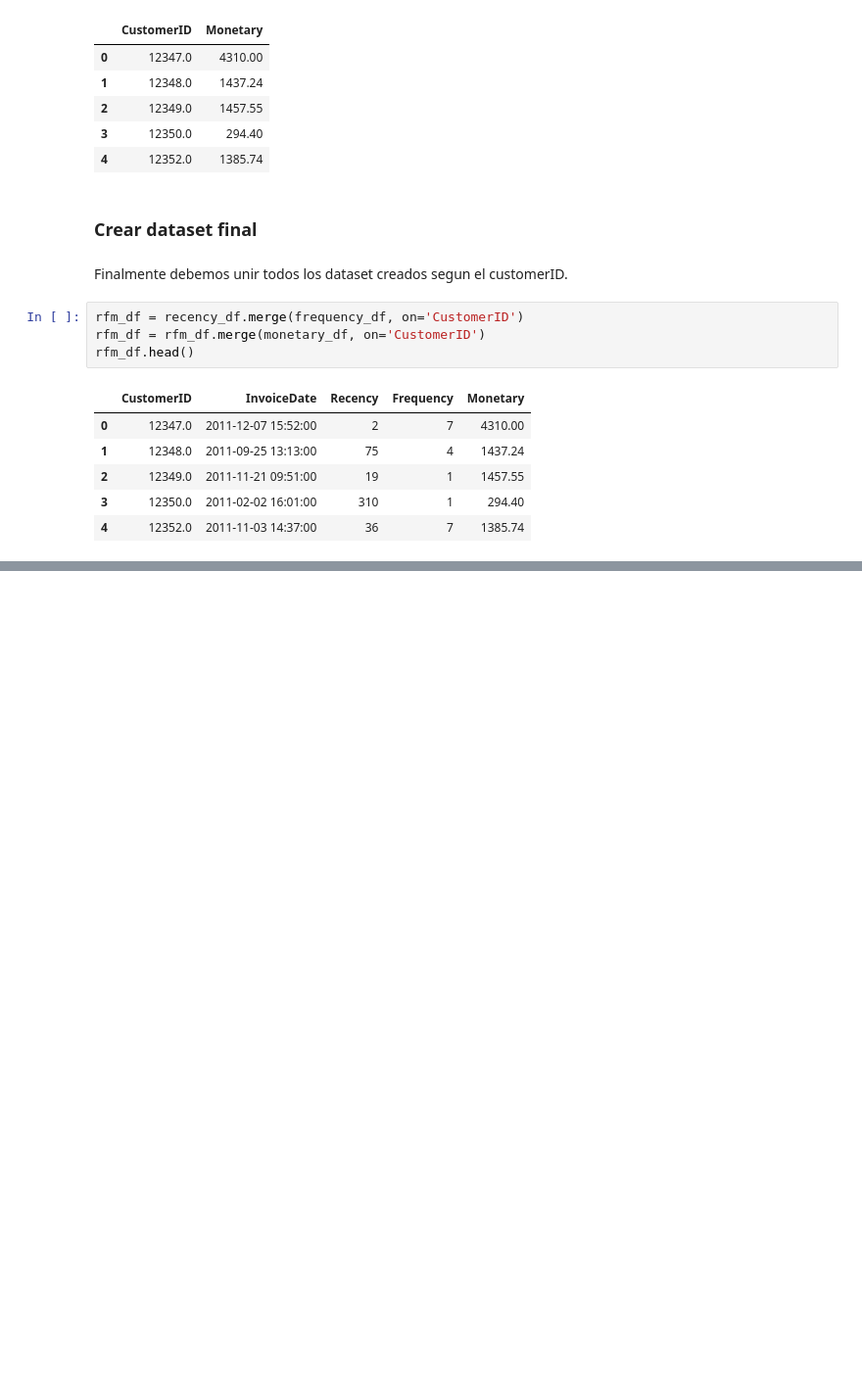
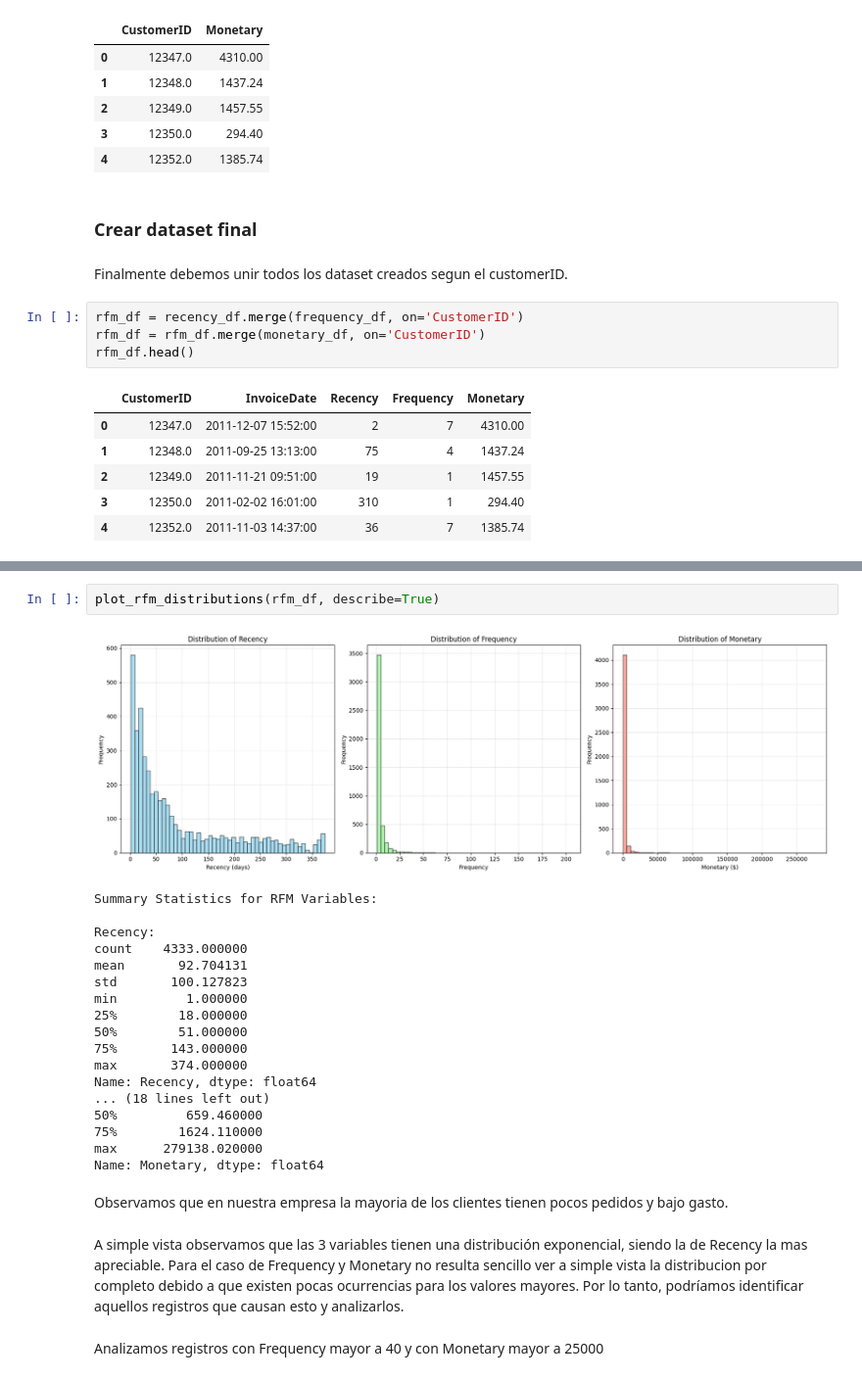
Before and after one commit to PulidoLuciano/RetailClustering, a Jupyter notebook: RetailClustering/notebooks/raw_visualization.ipynb, the cells around one changed output, grey strips where cells are left out. Shown at 98% size. Cells and saved outputs as stored; diff of their text form; blank space fills up the shorter version.

```diff
--- a/RetailClustering/notebooks/raw_visualization.ipynb
+++ b/RetailClustering/notebooks/raw_visualization.ipynb
@@ -545,0 +598,27 @@ rfm_df.head()
+# %%
+plot_rfm_distributions(rfm_df, describe=True)
+# %% [output]
+[figure, added]
+Summary Statistics for RFM Variables:
+
+Recency:
+count    4333.000000
+mean       92.704131
+std       100.127823
+min         1.000000
+25%        18.000000
+50%        51.000000
+75%       143.000000
+max       374.000000
+Name: Recency, dtype: float64
+... (18 lines left out)
+50%         659.460000
+75%        1624.110000
+max      279138.020000
+Name: Monetary, dtype: float64
+# %% [markdown]
+Observamos que en nuestra empresa la mayoria de los clientes tienen pocos pedidos y bajo gasto.
+# %% [markdown]
+A simple vista observamos que las 3 variables tienen una distribución exponencial, siendo la de Recency la mas apreciable. Para el caso de Frequency y Monetary no resulta sencillo ver a simple vista la distribucion por completo debido a que existen pocas ocurrencias para los valores mayores. Por lo tanto, podríamos identificar aquellos registros que causan esto y analizarlos.
+# %% [markdown]
+Analizamos registros con Frequency mayor a 40 y con Monetary mayor a 25000
```
Also changed, not shown: parts of 25 cells of this notebook.
